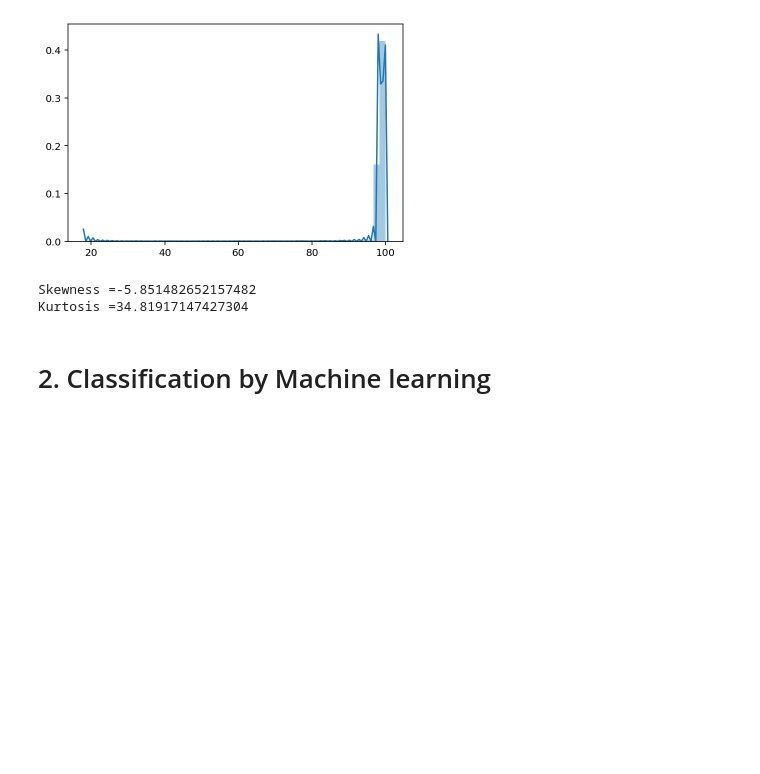
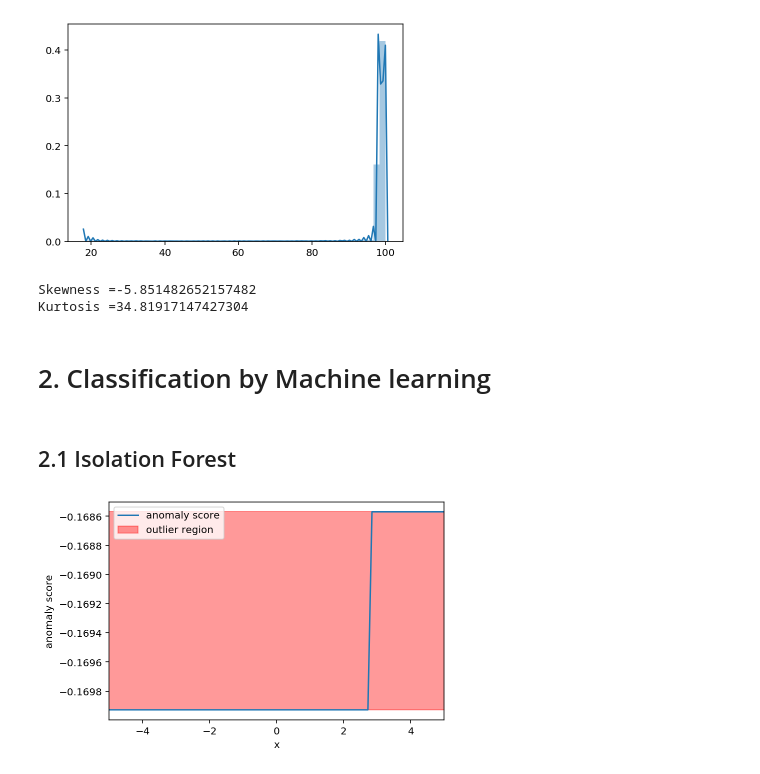
Before and after one commit to parinyad123/Anarmaly_Detection, a Jupyter notebook: anormaly.ipynb, the cells around one changed output. Cells and saved outputs as stored; diff of their text form; code cells hidden in the pictures; blank space fills up the shorter version.

```diff
--- a/anormaly.ipynb
+++ b/anormaly.ipynb
@@ -222,3 +222,23 @@ Skewness =-5.851482652157482
 Kurtosis =34.81917147427304
 # %% [markdown]
 # 2. Classification by Machine learning
+# %% [markdown]
+## 2.1 Isolation Forest
+# %%
+from sklearn.ensemble import IsolationForest
+isolation_forest = IsolationForest(n_estimators=100)
+isolation_forest.fit(x.reshape(-1, 1))
+xx = np.linspace(-6, 6, 100).reshape(-1,1)
+anomaly_score = isolation_forest.decision_function(xx)
+outlier = isolation_forest.predict(xx)
+plt.plot(xx, anomaly_score, label='anomaly score')
+plt.fill_between(xx.T[0], np.min(anomaly_score), np.max(anomaly_score),
+                 where=outlier==-1, color='r',
+                 alpha=.4, label='outlier region')
+plt.legend()
+plt.ylabel('anomaly score')
+plt.xlabel('x')
+plt.xlim([-5, 5])
+plt.show()
+# %% [output]
+[figure, added]
```
Also changed, not shown: parts of 1 cell of this notebook.
